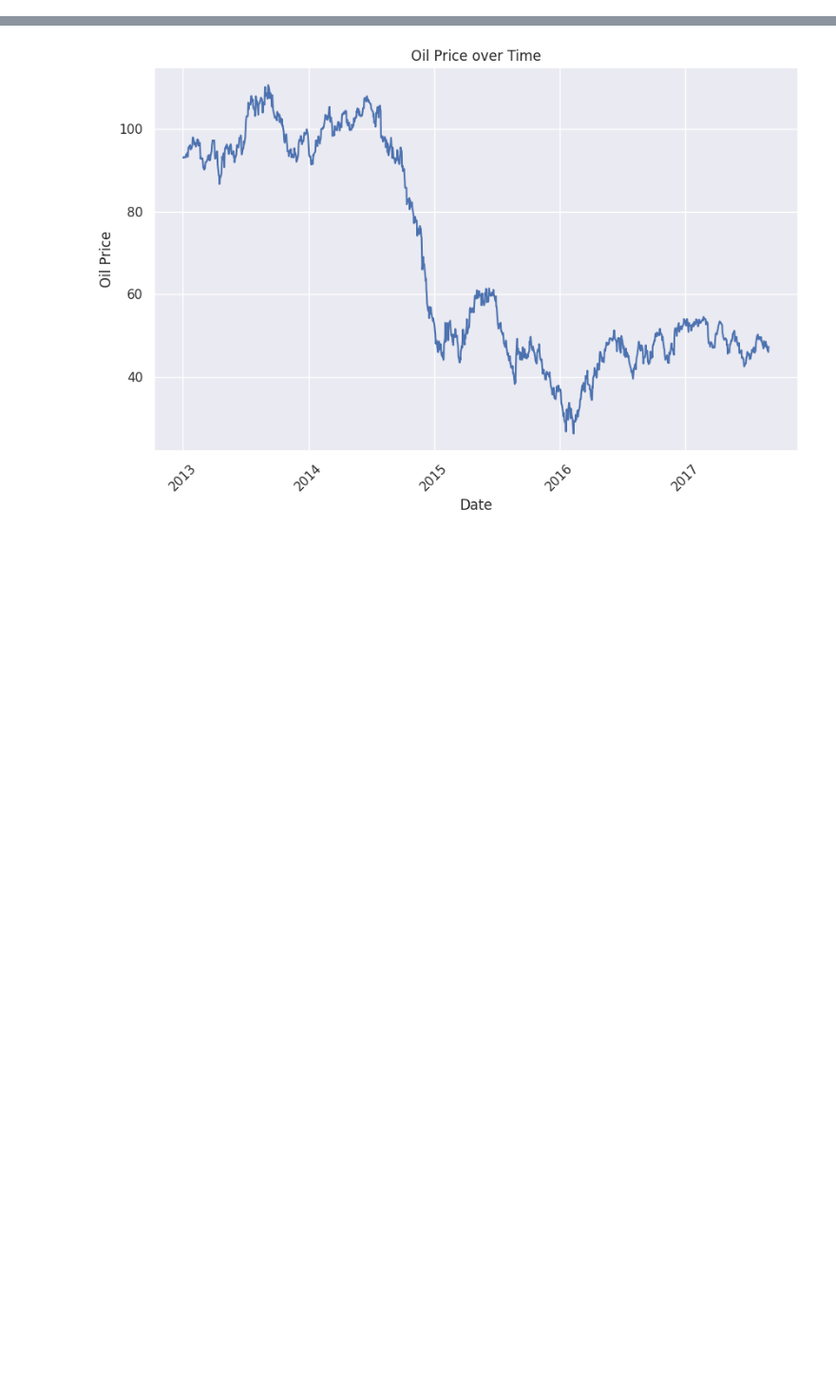
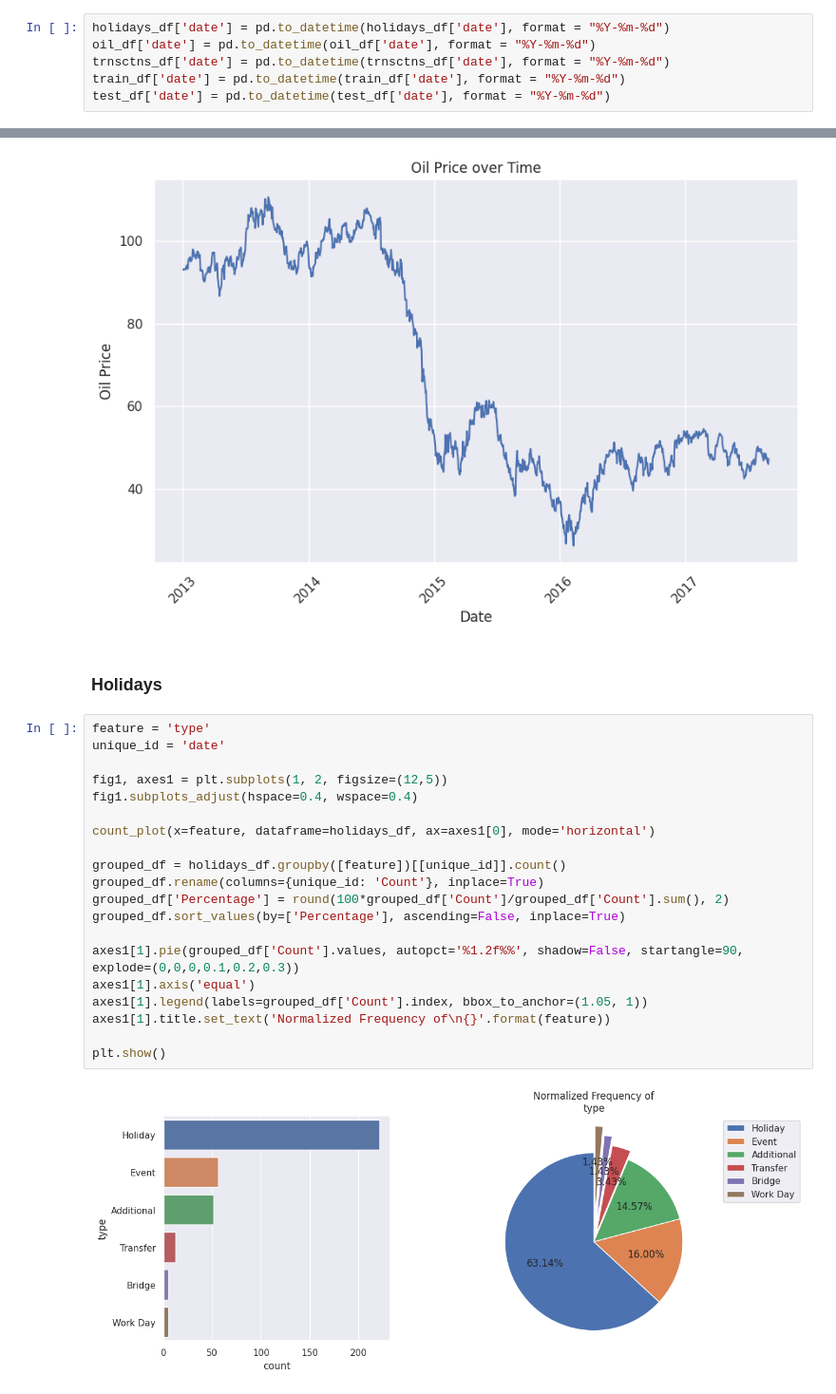
Before and after one commit to Chilthalanka/store-sales-forecasting, a Jupyter notebook: experiment/Chinthalanka/uom-239375e-eda.ipynb, the cells around one changed output, grey strips where cells are left out. Shown at 95% size. Cells and saved outputs as stored; diff of their text form; blank space fills up the shorter version.

```diff
--- a/experiment/Chinthalanka/uom-239375e-eda.ipynb
+++ b/experiment/Chinthalanka/uom-239375e-eda.ipynb
@@ -192,3 +403,9 @@ memory usage: 19.2+ KB
+# %%
+holidays_df['date'] = pd.to_datetime(holidays_df['date'], format = "%Y-%m-%d")
+oil_df['date'] = pd.to_datetime(oil_df['date'], format = "%Y-%m-%d")
+trnsctns_df['date'] = pd.to_datetime(trnsctns_df['date'], format = "%Y-%m-%d")
+train_df['date'] = pd.to_datetime(train_df['date'], format = "%Y-%m-%d")
+test_df['date'] = pd.to_datetime(test_df['date'], format = "%Y-%m-%d")
 # %% [markdown]
 ## Univariate Analysis
 # %% [markdown]
@@ -210,3 +427,27 @@ plt.xticks(rotation=45)
 plt.show()
 # %% [output]
 [figure]
+# %% [markdown]
+### Holidays
+# %%
+feature = 'type'
+unique_id = 'date'
+
+fig1, axes1 = plt.subplots(1, 2, figsize=(12,5))
+fig1.subplots_adjust(hspace=0.4, wspace=0.4)
+
+count_plot(x=feature, dataframe=holidays_df, ax=axes1[0], mode='horizontal')
+
+grouped_df = holidays_df.groupby([feature])[[unique_id]].count()
+grouped_df.rename(columns={unique_id: 'Count'}, inplace=True)
+grouped_df['Percentage'] = round(100*grouped_df['Count']/grouped_df['Count'].sum(), 2)
+grouped_df.sort_values(by=['Percentage'], ascending=False, inplace=True)
+
+axes1[1].pie(grouped_df['Count'].values, autopct='%1.2f%%', shadow=False, startangle=90, explode=(0,0,0,0.1,0.2,0.3))
+axes1[1].axis('equal')
+axes1[1].legend(labels=grouped_df['Count'].index, bbox_to_anchor=(1.05, 1))
+axes1[1].title.set_text('Normalized Frequency of\n{}'.format(feature))
+
+plt.show()
+# %% [output]
+[figure, added]
```
Also changed, not shown: parts of 41 cells of this notebook.
